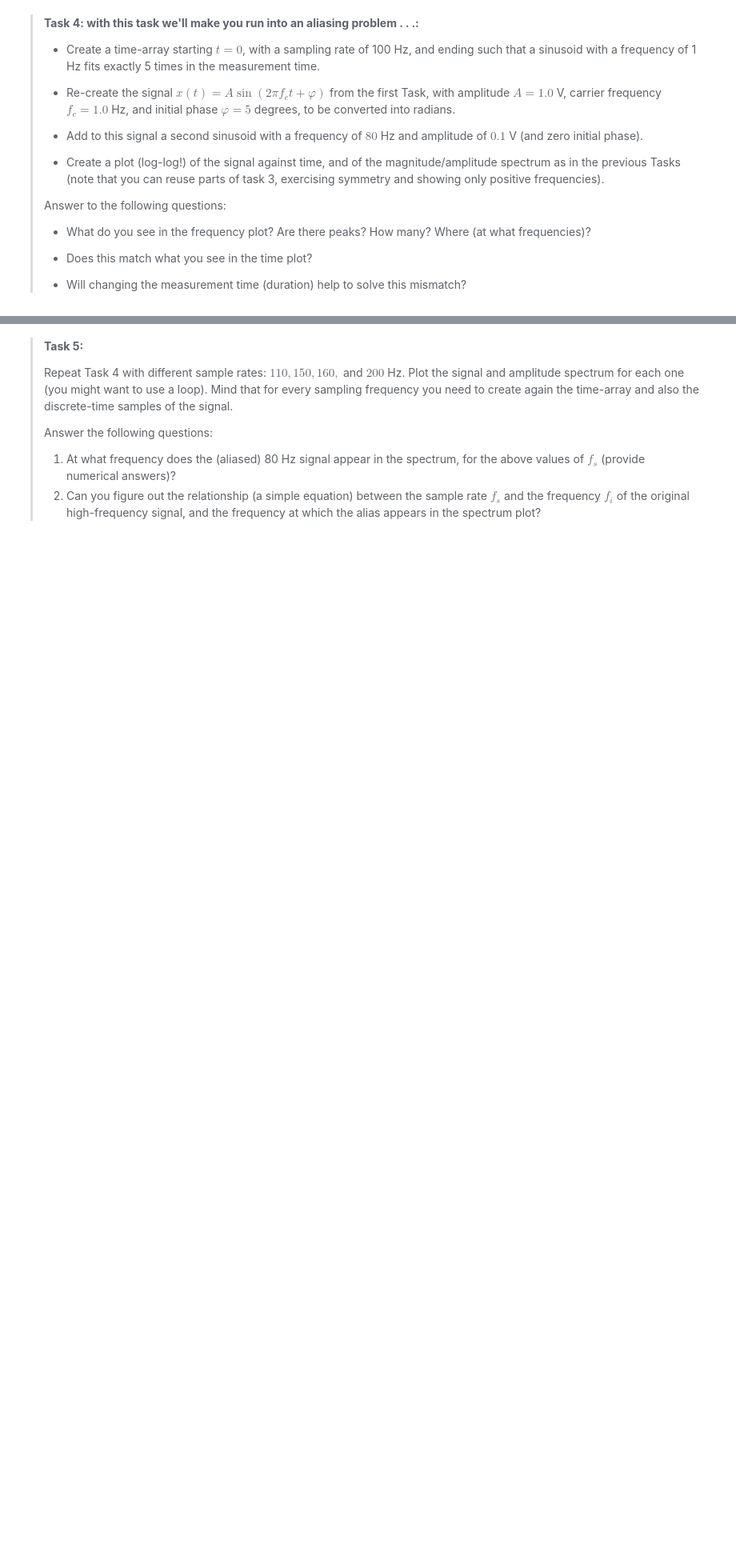
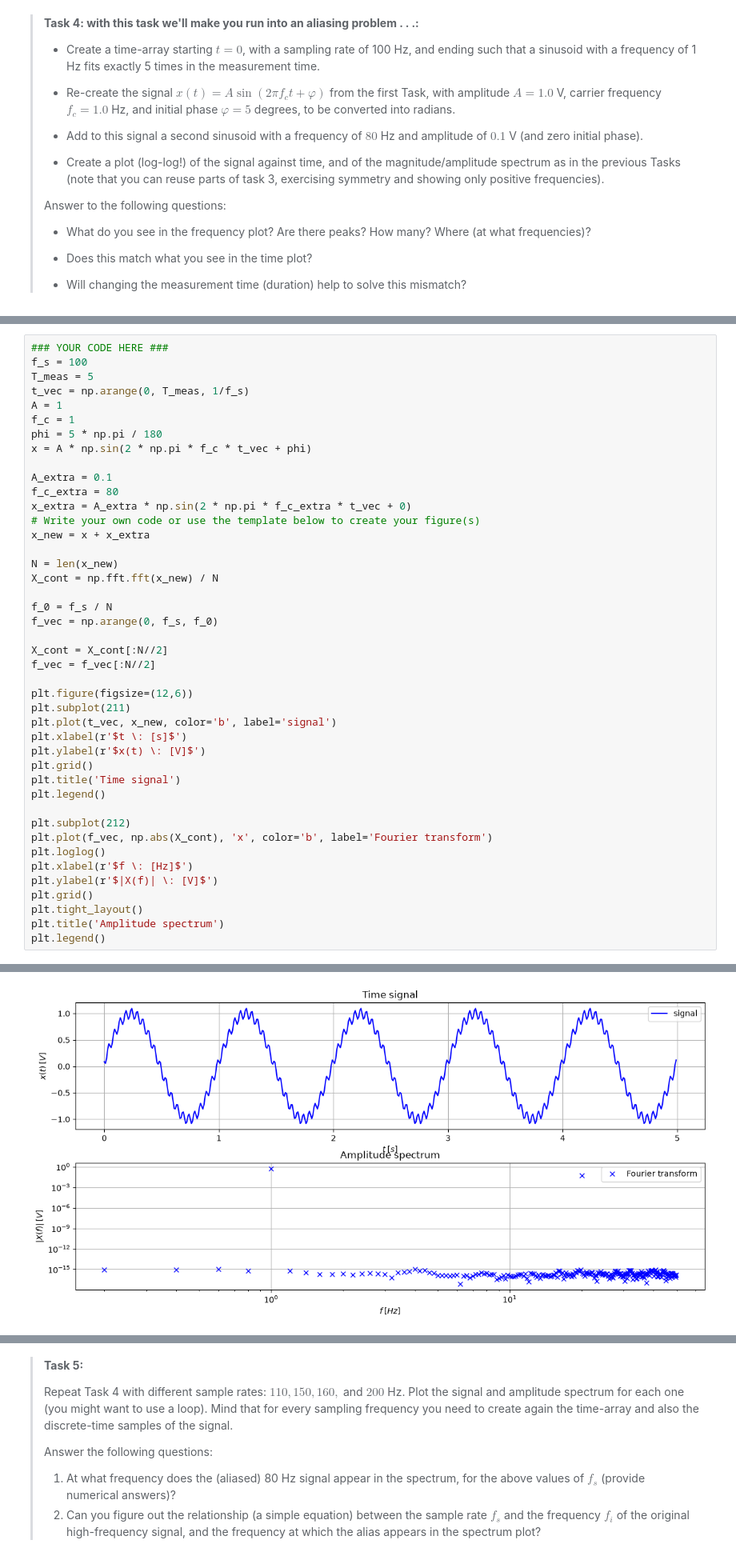
Before and after one commit to sembouman/GA2.3, a Jupyter notebook: Analysis.ipynb, the cells around one changed output, grey strips where cells are left out. Shown at 80% size. Drawn from its saved outputs; the diff is of its cells as text; blank space fills up the shorter version.

```diff
--- a/Analysis.ipynb
+++ b/Analysis.ipynb
@@ -252,0 +270,44 @@ plt.legend()
+# %%
+### YOUR CODE HERE ###
+f_s = 100
+T_meas = 5
+t_vec = np.arange(0, T_meas, 1/f_s)
+A = 1
+f_c = 1
+phi = 5 * np.pi / 180
+x = A * np.sin(2 * np.pi * f_c * t_vec + phi)
+
+A_extra = 0.1
+f_c_extra = 80
+x_extra = A_extra * np.sin(2 * np.pi * f_c_extra * t_vec + 0)
+# Write your own code or use the template below to create your figure(s)
+x_new = x + x_extra
+
+N = len(x_new)
+X_cont = np.fft.fft(x_new) / N
+
+f_0 = f_s / N
+f_vec = np.arange(0, f_s, f_0)
+
+X_cont = X_cont[:N//2]
+f_vec = f_vec[:N//2]
+
+plt.figure(figsize=(12,6))
+plt.subplot(211)
+plt.plot(t_vec, x_new, color='b', label='signal')
+plt.xlabel(r'$t \: [s]$')
+plt.ylabel(r'$x(t) \: [V]$')
+plt.grid()
+plt.title('Time signal')
+plt.legend()
+
+plt.subplot(212)
+plt.plot(f_vec, np.abs(X_cont), 'x', color='b', label='Fourier transform')
+plt.loglog()
+plt.xlabel(r'$f \: [Hz]$')
+plt.ylabel(r'$|X(f)| \: [V]$')
+plt.grid()
+plt.tight_layout()
+plt.title('Amplitude spectrum')
+plt.legend()
+# %% [output]
@@ -253,3 +315,4 @@ plt.legend()
+[figure, added]
 # %% [markdown]
 The effect seen in Task 4 is called *aliasing*, and the cause is that if your sample rate is too low for the signals you're measuring, you will not capture their oscillation period sufficiently - with at least two samples per cycle. Instead, the signal will appear at a much lower frequency, as you can see in the figure below. Here $f_c = 5$ Hz, and the signal was sampled with $f_c = 7$ Hz, and based on the discrete time samples we incorrectly conclude that there is a frequency component at $2$ Hz (at the end of section 4).
 
```
Also changed, not shown: parts of 11 cells of this notebook, 1 other file.
